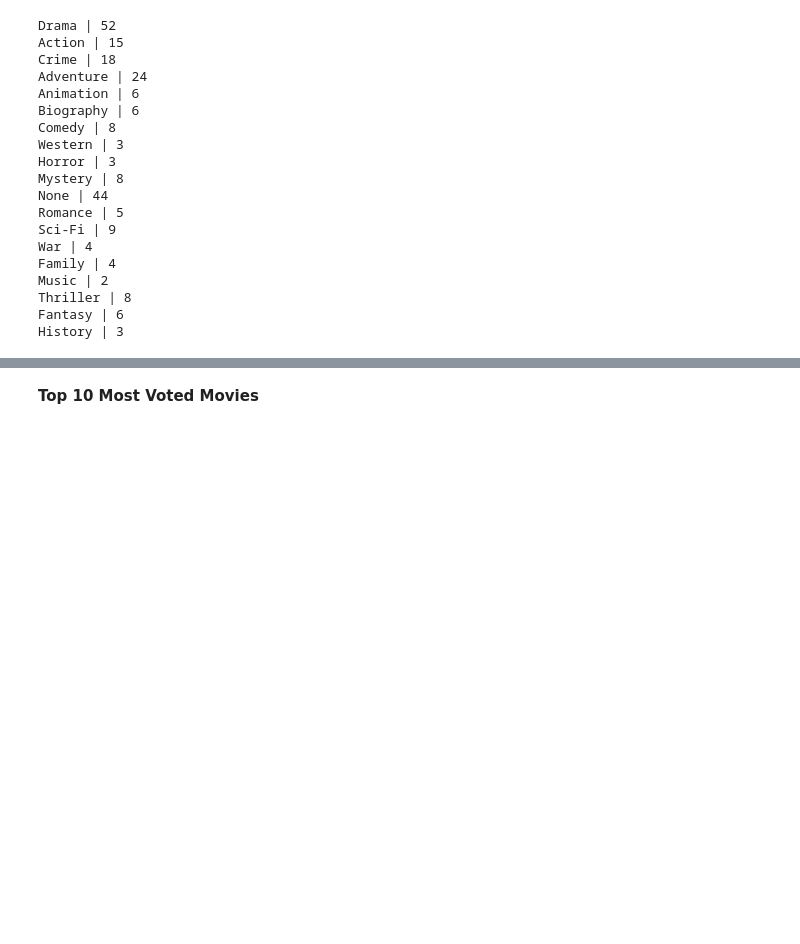
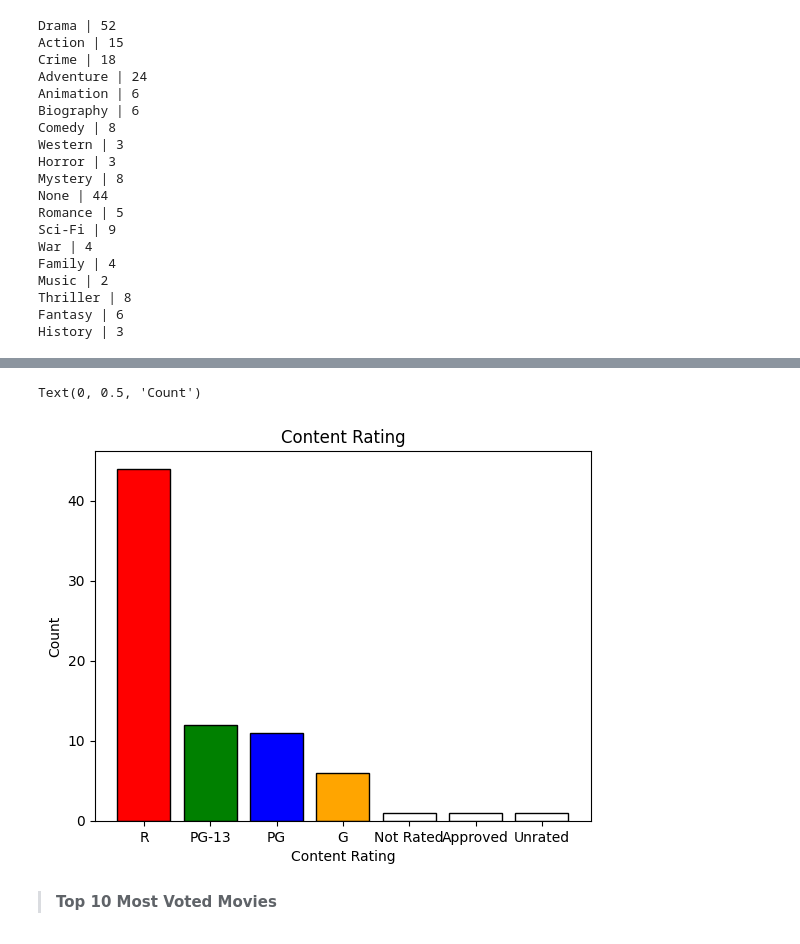
Before and after one commit to ChrisDiamantis99/Data-Analysis-With-Dirty-Data, a Jupyter notebook: Link_dirty.ipynb, the cells around one changed output, grey strips where cells are left out. Saved outputs shown, nothing was run; the diff lists cells and outputs as text; code cells hidden in the pictures; blank space fills up the shorter version.

```diff
--- a/Link_dirty.ipynb
+++ b/Link_dirty.ipynb
@@ -355,0 +384,2 @@ Average Movie Duration in the dataset is 129.33 minutes.
+# %%
+count_content = df['Content_Rating'].value_counts()
@@ -356,5 +395,14 @@ Average Movie Duration in the dataset is 129.33 minutes.
+# %%
+colors_plt = ['red', 'green', 'blue', 'orange', 'white', 'white', 'white']
+plt.bar(count_content.index, count_content, edgecolor = 'Black', color = colors_plt)
+plt.title('Content Rating')
+plt.xlabel('Content Rating')
+plt.ylabel('Count')
+# %% [output]
+Text(0, 0.5, 'Count')
+[figure, added]
 # %% [markdown]
-**Top 10 Most Voted Movies**
+>**Top 10 Most Voted Movies**
 # %%
 df.sort_values(by = 'Votes', ascending= False).head(10)
 # %% [output]
```
Also changed, not shown: parts of 19 cells of this notebook.
